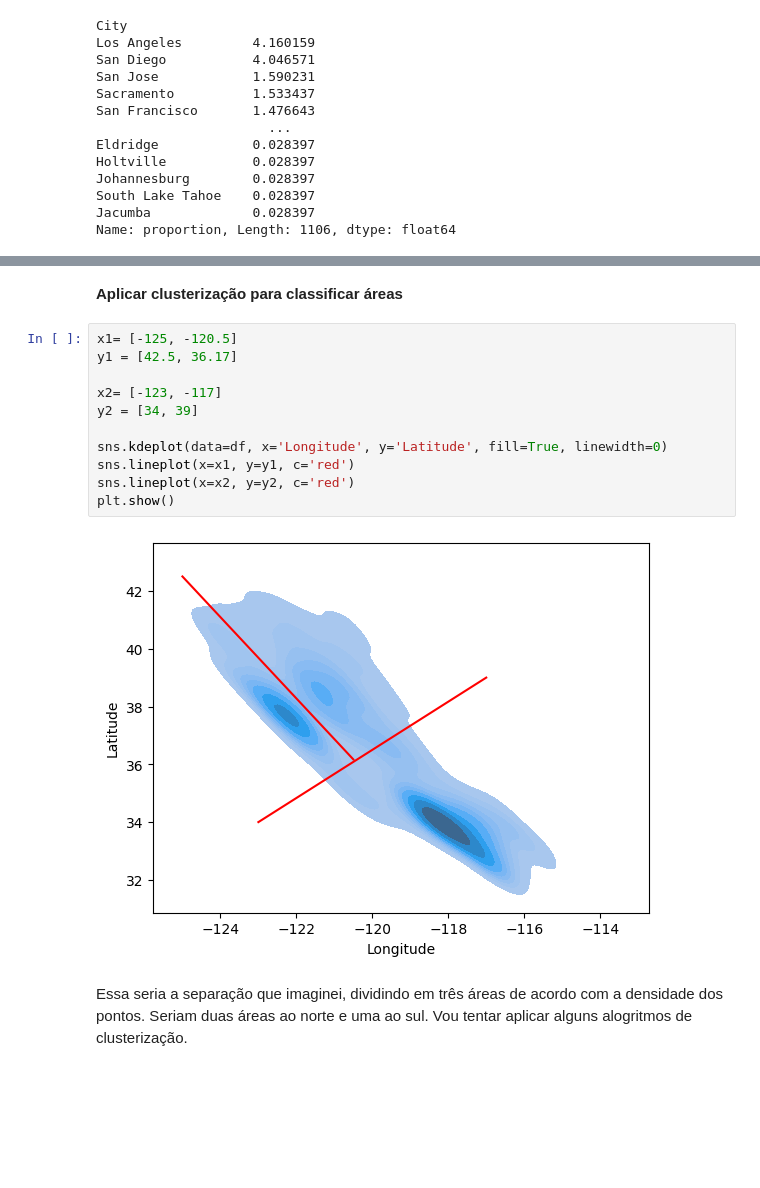
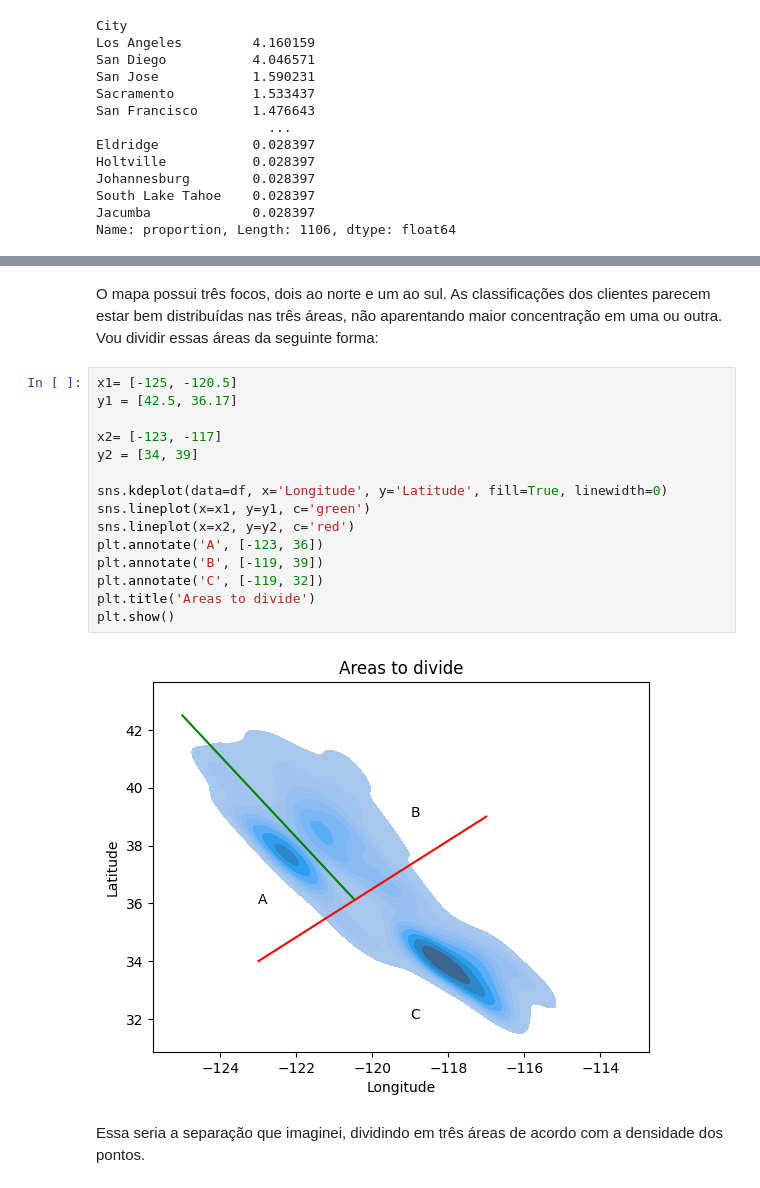
Before and after one commit to l-tiezerin/mentoria_dados, a Jupyter notebook: notebooks/02_city_analysis.ipynb, the cells around one changed output, grey strips where cells are left out. Drawn from its saved outputs; the diff is of its cells as text; blank space fills up the shorter version.

Commit message:
Feito classificações de áreas geográficas de acordo com a concentração no número de clientes. As análises seguintes devem tentar identificar se a área influencia no status de alguma forma.

```diff
--- a/notebooks/02_city_analysis.ipynb
+++ b/notebooks/02_city_analysis.ipynb
@@ -65,17 +74,21 @@ plt.show()
-# %% [markdown]
-**Aplicar clusterização para classificar áreas**
+# %% [markdown]
+O mapa possui três focos, dois ao norte e um ao sul. As classificações dos clientes parecem estar bem distribuídas nas três áreas, não aparentando maior concentração em uma ou outra. Vou dividir essas áreas da seguinte forma:
 # %%
 x1= [-125, -120.5]
 y1 = [42.5, 36.17]
 
 x2= [-123, -117]
 y2 = [34, 39]
 
 sns.kdeplot(data=df, x='Longitude', y='Latitude', fill=True, linewidth=0)
-sns.lineplot(x=x1, y=y1, c='red')
+sns.lineplot(x=x1, y=y1, c='green')
 sns.lineplot(x=x2, y=y2, c='red')
+plt.annotate('A', [-123, 36])
+plt.annotate('B', [-119, 39])
+plt.annotate('C', [-119, 32])
+plt.title('Areas to divide')
 plt.show()
 # %% [output]
-[figure, old version]
+[figure, new version]
 # %% [markdown]
-Essa seria a separação que imaginei, dividindo em três áreas de acordo com a densidade dos pontos. Seriam duas áreas ao norte e uma ao sul. Vou tentar aplicar alguns alogritmos de clusterização.
+Essa seria a separação que imaginei, dividindo em três áreas de acordo com a densidade dos pontos.
```
Also changed, not shown: parts of 24 cells of this notebook.
